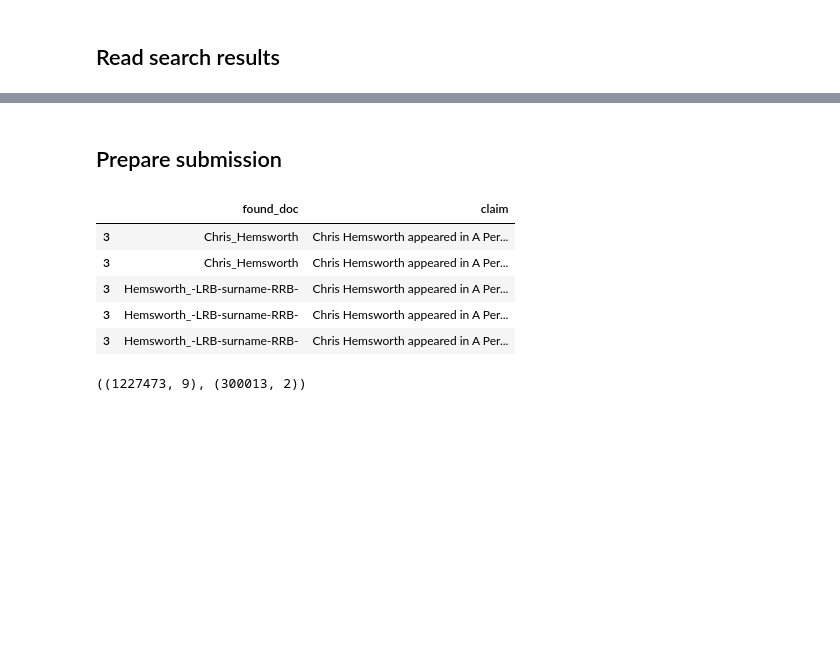
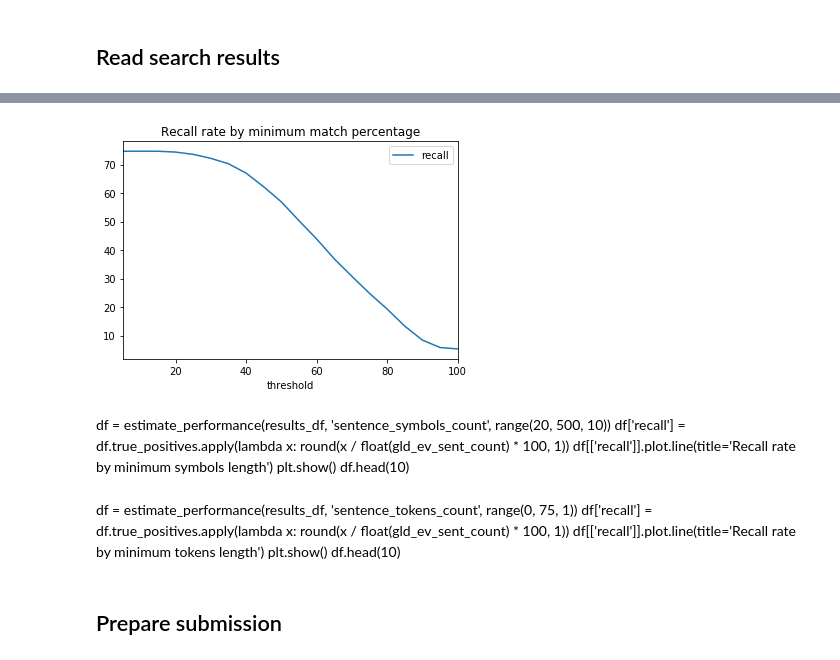
Before and after one commit to hima950/WSTA_FACT_VERIFICATION, a Jupyter notebook: Process_sentence_search_results.ipynb, the cells around one changed output, grey strips where cells are left out. Cells and saved outputs as stored; diff of their text form; code cells hidden in the pictures; blank space fills up the shorter version.

```diff
--- a/Process_sentence_search_results.ipynb
+++ b/Process_sentence_search_results.ipynb
@@ -330,17 +149,21 @@ with open('data/top_26-50_docs.json', 'w') as fp:
+# %%
+df = estimate_performance(results_df, 'percentage', range(5, 101, 5))
+df['recall'] = df.true_positives.apply(lambda x: round(x / float(gld_ev_sent_count) * 100, 1))
+df[['recall']].plot.line(title='Recall rate by minimum match percentage')
+plt.show()
+# %% [output]
+[figure, added]
+# %% [markdown]
+df = estimate_performance(results_df, 'sentence_symbols_count', range(20, 500, 10))
+df['recall'] = df.true_positives.apply(lambda x: round(x / float(gld_ev_sent_count) * 100, 1))
+df[['recall']].plot.line(title='Recall rate by minimum symbols length')
+plt.show()
+df.head(10)
+# %% [markdown]
+df = estimate_performance(results_df, 'sentence_tokens_count', range(0, 75, 1))
+df['recall'] = df.true_positives.apply(lambda x: round(x / float(gld_ev_sent_count) * 100, 1))
+df[['recall']].plot.line(title='Recall rate by minimum tokens length')
+plt.show()
+df.head(10)
 # %% [markdown]
 ## Prepare submission
-# %%
-mask = (results_df['rank'] <= 10) & (results_df.percentage > 25) & (results_df.weight > 15)
-submission_df = results_df[mask].set_index('claim_id')[['found_doc']].join(claim_df.claim)
-submission_df.head()
-# %% [output]
-|  | found_doc | claim |
-| 3 | Chris_Hemsworth | Chris Hemsworth appeared in A Per... |
-| 3 | Chris_Hemsworth | Chris Hemsworth appeared in A Per... |
-| 3 | Hemsworth_-LRB-surname-RRB- | Chris Hemsworth appeared in A Per... |
-| 3 | Hemsworth_-LRB-surname-RRB- | Chris Hemsworth appeared in A Per... |
-| 3 | Hemsworth_-LRB-surname-RRB- | Chris Hemsworth appeared in A Per... |
-# %%
-results_df.shape, submission_df.shape,
-# %% [output]
-((1227473, 9), (300013, 2))
```
Also changed, not shown: parts of 63 cells of this notebook, 6 other files.
